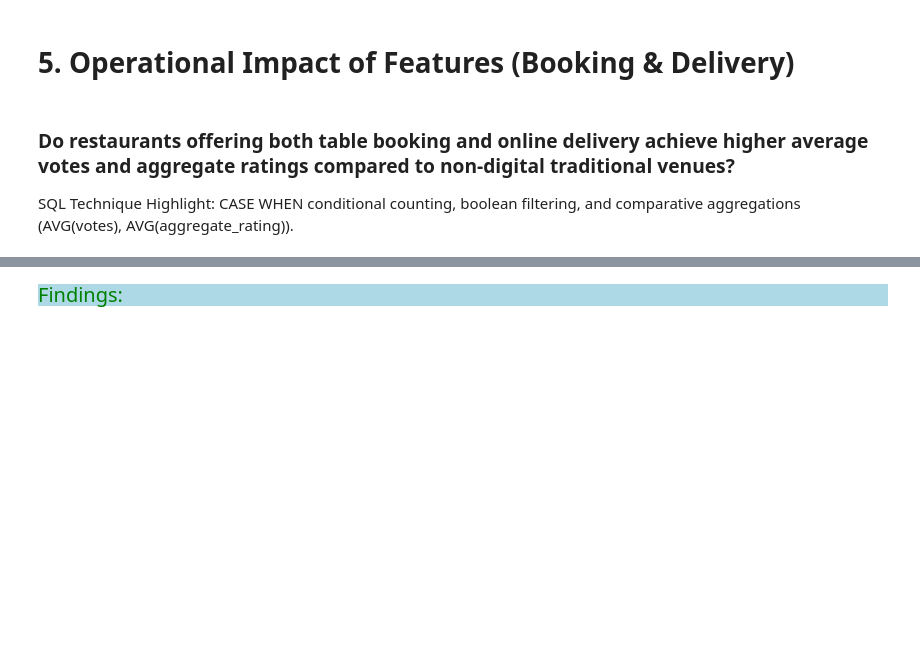
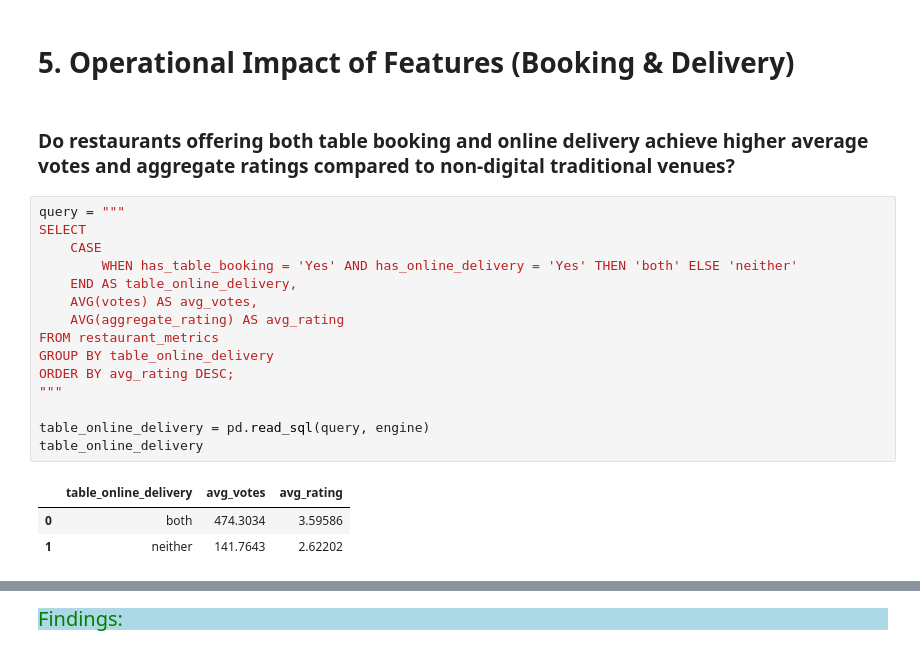
Before and after one commit to Kartika-Nidhi/Restaurant_Analysis_SQL, a Jupyter notebook: Restaurant_Analysis_SQl.ipynb, the cells around one changed output, grey strips where cells are left out. Saved outputs shown, nothing was run; the diff lists cells and outputs as text; blank space fills up the shorter version.

```diff
--- a/Restaurant_Analysis_SQl.ipynb
+++ b/Restaurant_Analysis_SQl.ipynb
@@ -778,8 +778,25 @@ Reported To: Pricing Strategy & Revenue Management Teams
 # 5. Operational Impact of Features (Booking & Delivery)
 # %% [markdown]
 ### Do restaurants offering both table booking and online delivery achieve higher average votes and aggregate ratings compared to non-digital traditional venues?
-
-SQL Technique Highlight: CASE WHEN conditional counting, boolean filtering, and comparative aggregations (AVG(votes), AVG(aggregate_rating)).
+# %%
+query = """
+SELECT
+    CASE
+        WHEN has_table_booking = 'Yes' AND has_online_delivery = 'Yes' THEN 'both' ELSE 'neither'
+    END AS table_online_delivery,
+    AVG(votes) AS avg_votes,
+    AVG(aggregate_rating) AS avg_rating
+FROM restaurant_metrics
+GROUP BY table_online_delivery
+ORDER BY avg_rating DESC;
+"""
+
+table_online_delivery = pd.read_sql(query, engine)
+table_online_delivery
+# %% [output]
+|  | table_online_delivery | avg_votes | avg_rating |
+| 0 | both | 474.3034 | 3.59586 |
+| 1 | neither | 141.7643 | 2.62202 |
 # %% [markdown]
 <div>
 # %% [markdown]
```
